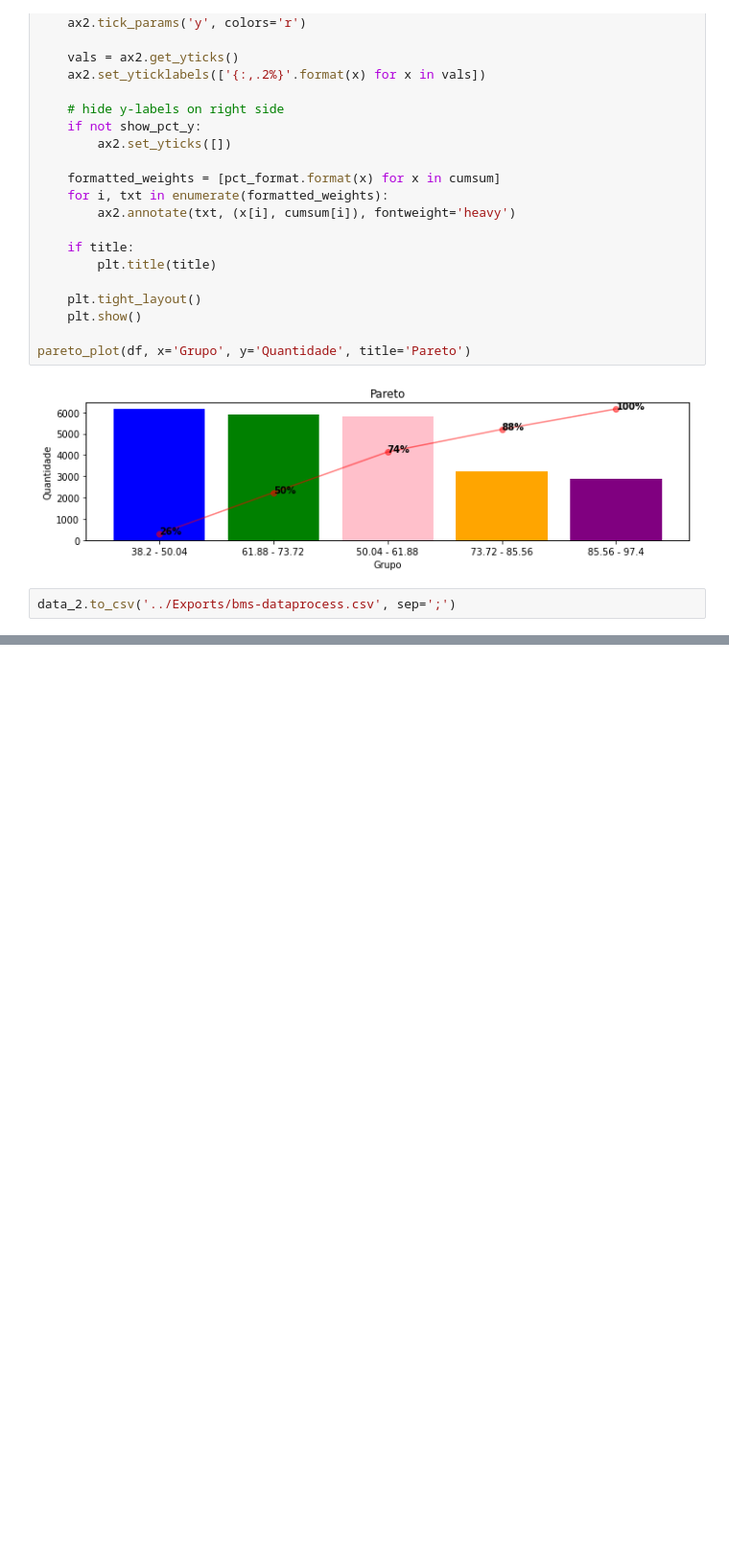
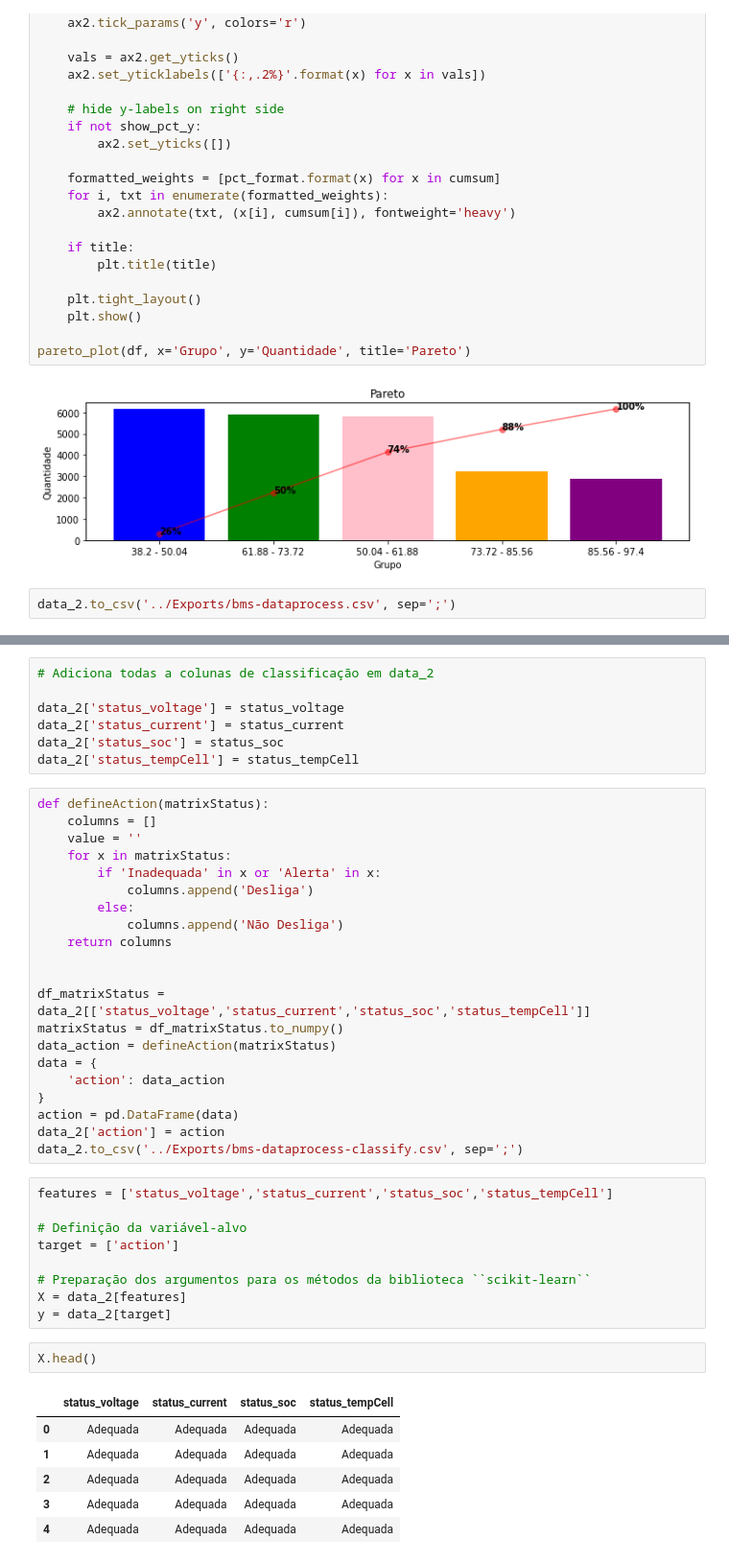
Before and after one commit to alefecrz/Data-Mining, a Jupyter notebook: src/server.ipynb, the cells around one changed output, grey strips where cells are left out. Shown at 96% size. Saved outputs shown, nothing was run; the diff lists cells and outputs as text; blank space fills up the shorter version.

```diff
--- a/src/server.ipynb
+++ b/src/server.ipynb
@@ -1041,0 +1145,46 @@ data_2.to_csv('../Exports/bms-dataprocess.csv', sep=';')
+# %%
+# Adiciona todas a colunas de classificação em data_2
+
+data_2['status_voltage'] = status_voltage
+data_2['status_current'] = status_current
+data_2['status_soc'] = status_soc
+data_2['status_tempCell'] = status_tempCell
+# %%
+def defineAction(matrixStatus):
+    columns = []
+    value = ''
+    for x in matrixStatus:
+        if 'Inadequada' in x or 'Alerta' in x:
+            columns.append('Desliga')
+        else:
+            columns.append('Não Desliga')
+    return columns
+
+
+df_matrixStatus = data_2[['status_voltage','status_current','status_soc','status_tempCell']]
+matrixStatus = df_matrixStatus.to_numpy()
+data_action = defineAction(matrixStatus)
+data = {
+    'action': data_action
+}
+action = pd.DataFrame(data)
+data_2['action'] = action
+data_2.to_csv('../Exports/bms-dataprocess-classify.csv', sep=';')
+# %%
+features = ['status_voltage','status_current','status_soc','status_tempCell']
+
+# Definição da variável-alvo
+target = ['action']
+
+# Preparação dos argumentos para os métodos da biblioteca ``scikit-learn``
+X = data_2[features]
+y = data_2[target]
+# %%
+X.head()
+# %% [output]
+|  | status_voltage | status_current | status_soc | status_tempCell |
+| 0 | Adequada | Adequada | Adequada | Adequada |
+| 1 | Adequada | Adequada | Adequada | Adequada |
+| 2 | Adequada | Adequada | Adequada | Adequada |
+| 3 | Adequada | Adequada | Adequada | Adequada |
+| 4 | Adequada | Adequada | Adequada | Adequada |
```
Also changed, not shown: parts of 10 cells of this notebook.
